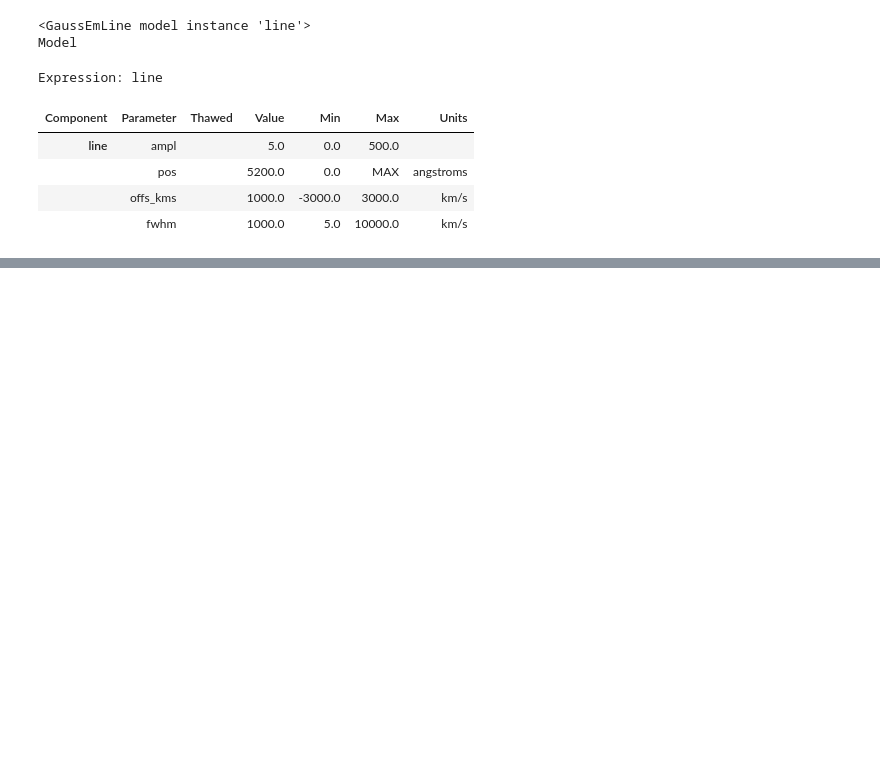
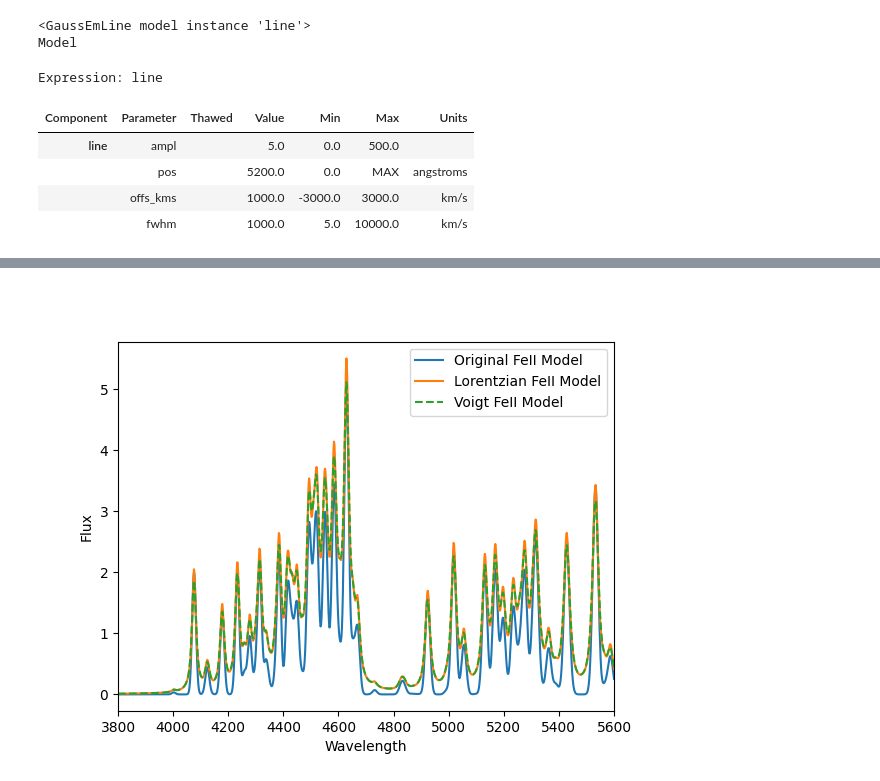
Before and after one commit to pier-astro/AGNLab, a Jupyter notebook: examples/Test_Models.ipynb, the cells around one changed output, grey strips where cells are left out. Saved outputs shown, nothing was run; the diff lists cells and outputs as text; code cells hidden in the pictures; blank space fills up the shorter version.

```diff
--- a/examples/Test_Models.ipynb
+++ b/examples/Test_Models.ipynb
@@ -126,3 +126,31 @@ plt.show()
+# %%
+fe_ori = FantasyModels.create_feii_model(name='FeII_Model',
+                                         fwhm=1200, min_fwhm=800, max_fwhm=3000,
+                                         offset=0, min_offset=-3000, max_offset=3000)
+
+fe_lor = AGNFitLabModels.create_feii_model(name='FeII_Model',
+                                     fwhm=1200, min_fwhm=800, max_fwhm=3000,
+                                     offset=0, min_offset=-3000, max_offset=3000,
+                                     profile='lorentz')
+
+fe_voigt = AGNFitLabModels.create_voigt_feii_model(name='FeII_Model',
+                                     fwhm_g=500, min_fwhm_g=1, max_fwhm_g=3000,
+                                     fwhm_l=1200, min_fwhm_l=800, max_fwhm_l=3000,
+                                     offset=0, min_offset=-3000, max_offset=3000)
+# %%
+plt.figure()
+
+plt.plot(wave, fe_ori(wave), label='Original FeII Model')
+plt.plot(wave, fe_lor(wave), label='Lorentzian FeII Model')
+plt.plot(wave, fe_voigt(wave), label='Voigt FeII Model', ls='--')
+
+plt.xlabel('Wavelength')
+plt.ylabel('Flux')
+plt.margins(x=0)
+plt.legend()
+plt.show()
+# %% [output]
+[figure, added]
 # %%
 import shutil
 shutil.rmtree(path_to_folder)
```
Also changed, not shown: parts of 6 cells of this notebook, 4 other files.
